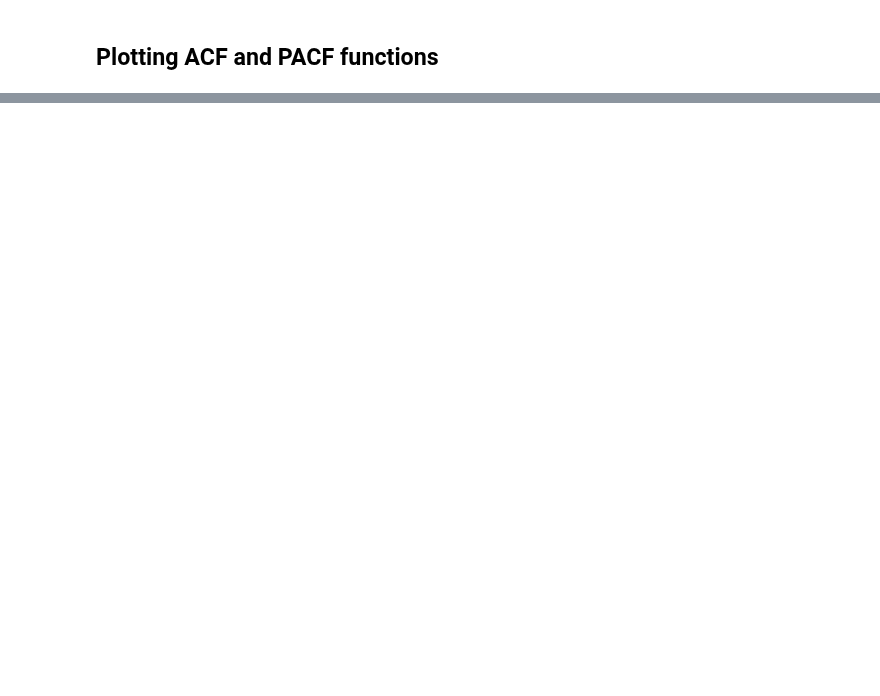
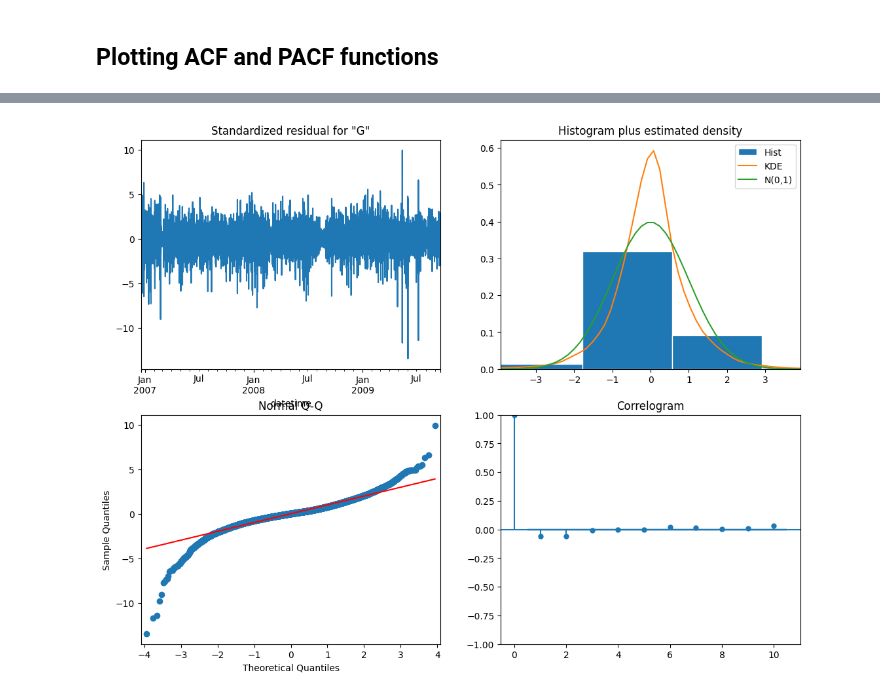
Before and after one commit to Ibrahim-Ola/time-series-python, a Jupyter notebook: SARIMA.ipynb, the cells around one changed output, grey strips where cells are left out. Cells and saved outputs as stored; diff of their text form; code cells hidden in the pictures; blank space fills up the shorter version.

```diff
--- a/SARIMA.ipynb
+++ b/SARIMA.ipynb
@@ -237,0 +394,17 @@ sarimax_results.sort_values('AIC').to_csv('./results/sarimax_grid_search_results
+# %%
+best_order = sarimax_results.sort_values('RMSE').iloc[0]['order(p, 0, q)(P, 0, Q, 12)']
+print("=========================================")
+print(f"Best order: SARIMA({best_order[0]}, 0, {best_order[1]})({best_order[2]}, 0, {best_order[3]})_[12]")
+print("=========================================\n")
+
+final_model = SARIMAX(
+    endog=train_endo,
+    exog=train_exo,
+    order=(best_order[0], 0, best_order[1]),
+    seasonal_order=(best_order[2], 0, best_order[3], 12),
+    enforce_stationarity=False,
+    enforce_invertibility=False,
+    simple_differencing=False
+).fit(disp=False)
+
+print(final_model.summary())
@@ -237,0 +429,4 @@ sarimax_results.sort_values('AIC').to_csv('./results/sarimax_grid_search_results
+# %%
+final_model.plot_diagnostics(figsize=(13, 10));
+# %% [output]
+[figure, added]
```
Also changed, not shown: parts of 35 cells of this notebook.
